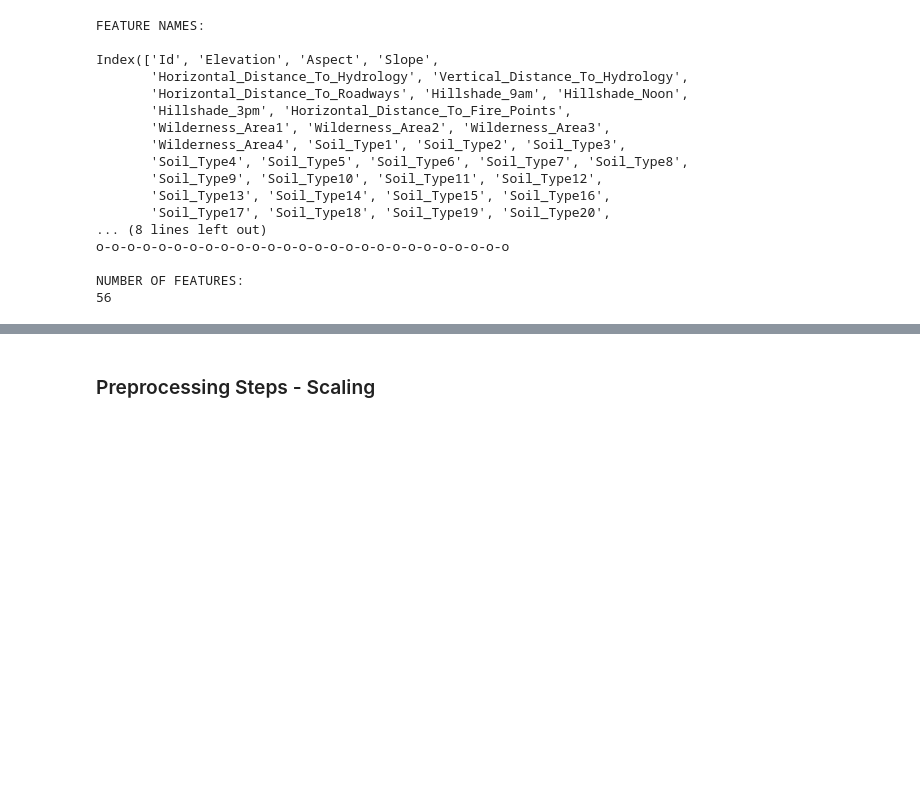
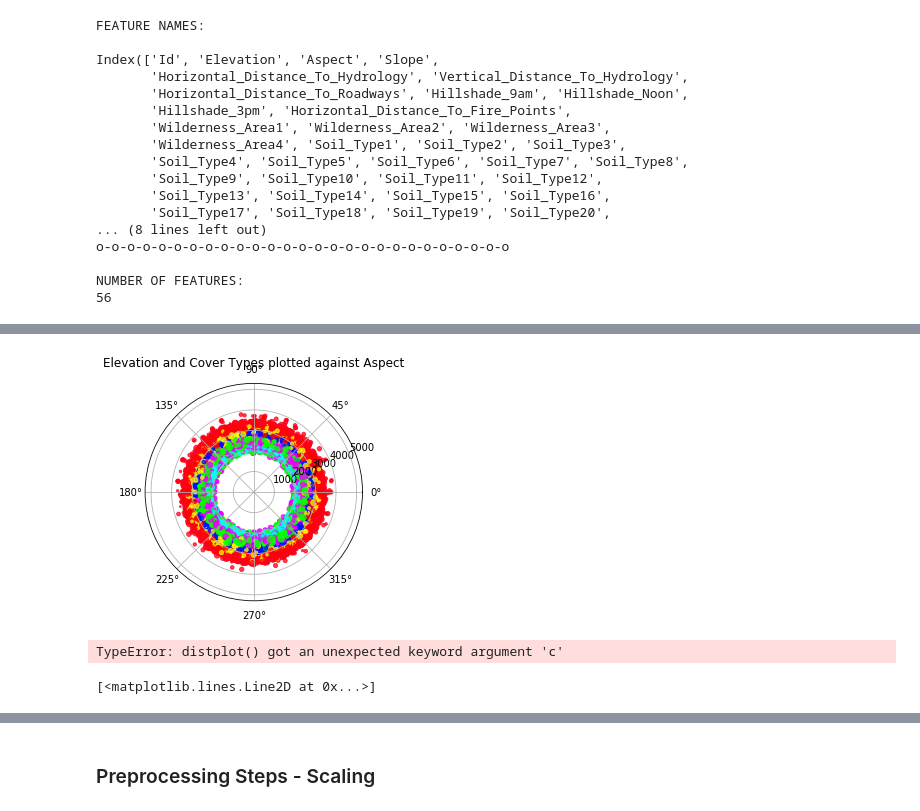
Before and after one commit to tinaprisma/dsc-mod-5-project-online-ds-sp-000, a Jupyter notebook: Kaggle Competition - Machine Learning Project.ipynb, the cells around one changed output, grey strips where cells are left out. Drawn from its saved outputs; the diff is of its cells as text; code cells hidden in the pictures; blank space fills up the shorter version.

```diff
--- a/Kaggle Competition - Machine Learning Project.ipynb
+++ b/Kaggle Competition - Machine Learning Project.ipynb
@@ -87,0 +131,15 @@ test.set_index('Id',inplace=True)
+# %%
+from matplotlib.pyplot import polar
+
+fig = plt.figure()
+ax = fig.add_subplot(111, projection='polar')
+c = ax.scatter(train.Aspect, train.Elevation, c=train.Cover_Type, s=train.Slope, cmap='hsv', alpha=0.75)
+ax.set_title('Elevation and Cover Types plotted against Aspect')
+plt.show()
+# %% [output]
+[figure, added]
+# %%
+sns.distplot(train.Aspect,c=train.Cover_Type )
+c = ax.scatter(train.Aspect,train.Aspect, c=train.Cover_Type)
+# %% [output]
+TypeError: distplot() got an unexpected keyword argument 'c'
@@ -87,0 +148,4 @@ test.set_index('Id',inplace=True)
+# %%
+p
+# %% [output]
+[<matplotlib.lines.Line2D at 0x...>]
```
Also changed, not shown: parts of 45 cells of this notebook.
